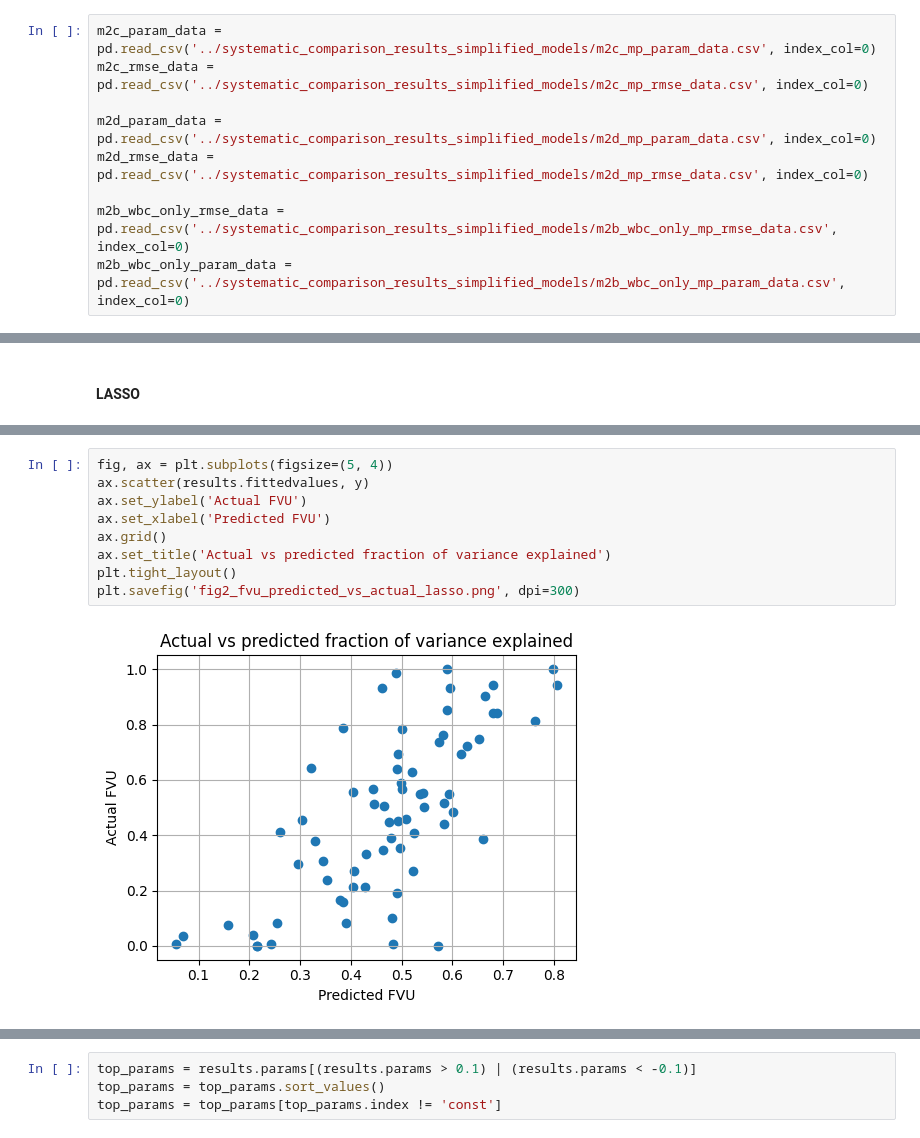
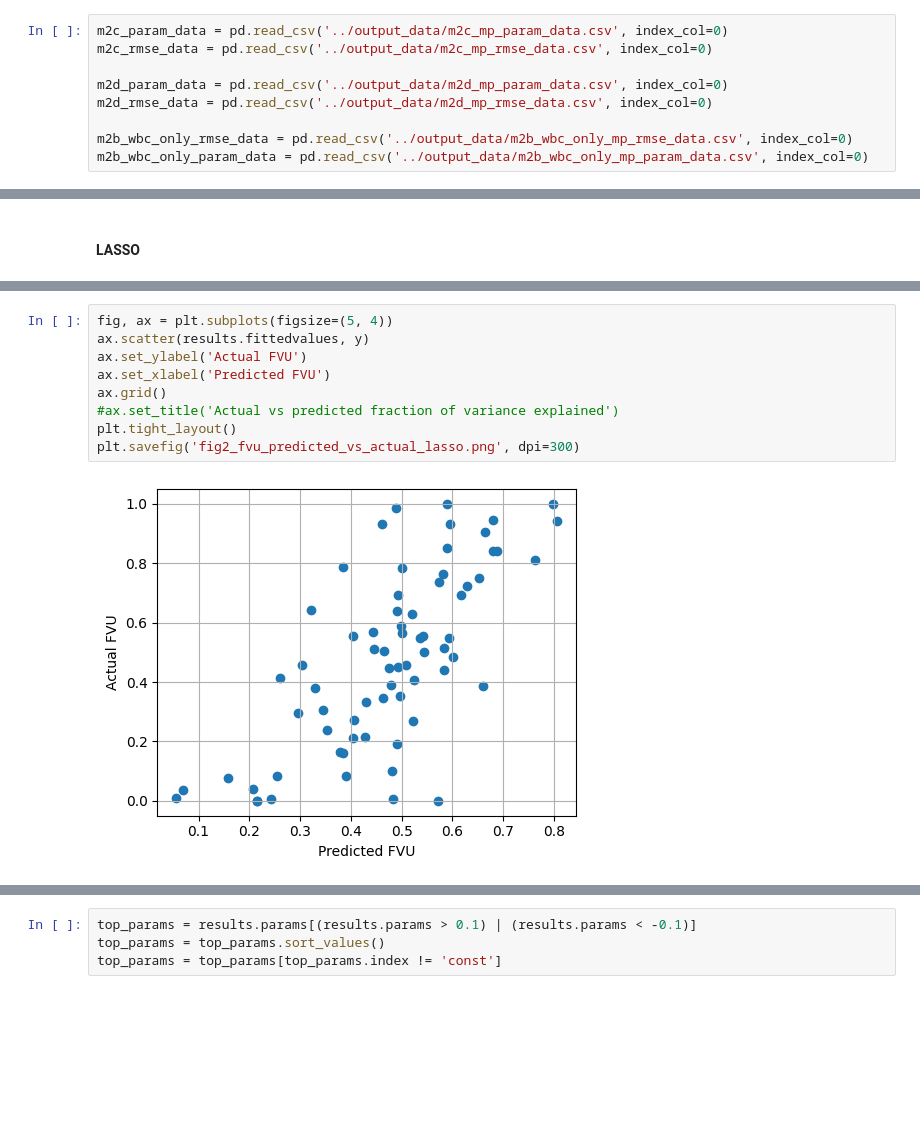
Before and after one commit to yjzhang/Venex_Neutropenia_Models, a Jupyter notebook: publication_notebooks/3_model_fitting_results.ipynb, the cells around one changed output, grey strips where cells are left out. Drawn from its saved outputs; the diff is of its cells as text; blank space fills up the shorter version.

Commit message:
copy output data, update notebooks

```diff
--- a/publication_notebooks/3_model_fitting_results.ipynb
+++ b/publication_notebooks/3_model_fitting_results.ipynb
@@ -56,10 +56,10 @@ m2b_rmse_data = pd.read_csv('../systematic_comparison_results_simplified_models/
 # %%
-m2c_param_data = pd.read_csv('../systematic_comparison_results_simplified_models/m2c_mp_param_data.csv', index_col=0)
-m2c_rmse_data = pd.read_csv('../systematic_comparison_results_simplified_models/m2c_mp_rmse_data.csv', index_col=0)
+m2c_param_data = pd.read_csv('../output_data/m2c_mp_param_data.csv', index_col=0)
+m2c_rmse_data = pd.read_csv('../output_data/m2c_mp_rmse_data.csv', index_col=0)
 
-m2d_param_data = pd.read_csv('../systematic_comparison_results_simplified_models/m2d_mp_param_data.csv', index_col=0)
-m2d_rmse_data = pd.read_csv('../systematic_comparison_results_simplified_models/m2d_mp_rmse_data.csv', index_col=0)
+m2d_param_data = pd.read_csv('../output_data/m2d_mp_param_data.csv', index_col=0)
+m2d_rmse_data = pd.read_csv('../output_data/m2d_mp_rmse_data.csv', index_col=0)
 
-m2b_wbc_only_rmse_data = pd.read_csv('../systematic_comparison_results_simplified_models/m2b_wbc_only_mp_rmse_data.csv', index_col=0)
-m2b_wbc_only_param_data = pd.read_csv('../systematic_comparison_results_simplified_models/m2b_wbc_only_mp_param_data.csv', index_col=0)
+m2b_wbc_only_rmse_data = pd.read_csv('../output_data/m2b_wbc_only_mp_rmse_data.csv', index_col=0)
+m2b_wbc_only_param_data = pd.read_csv('../output_data/m2b_wbc_only_mp_param_data.csv', index_col=0)
 # %%
@@ -819,14 +819,14 @@ dtype: float64
 # %%
 fig, ax = plt.subplots(figsize=(5, 4))
 ax.scatter(results.fittedvalues, y)
 ax.set_ylabel('Actual FVU')
 ax.set_xlabel('Predicted FVU')
 ax.grid()
-ax.set_title('Actual vs predicted fraction of variance explained')
+#ax.set_title('Actual vs predicted fraction of variance explained')
 plt.tight_layout()
 plt.savefig('fig2_fvu_predicted_vs_actual_lasso.png', dpi=300)
 # %% [output]
-[figure, old version]
+[figure, new version]
 # %%
 print(scipy.stats.pearsonr(results.fittedvalues, y))
 # %% [output]
```
Also changed, not shown: parts of 17 cells of this notebook, 55 other files.
